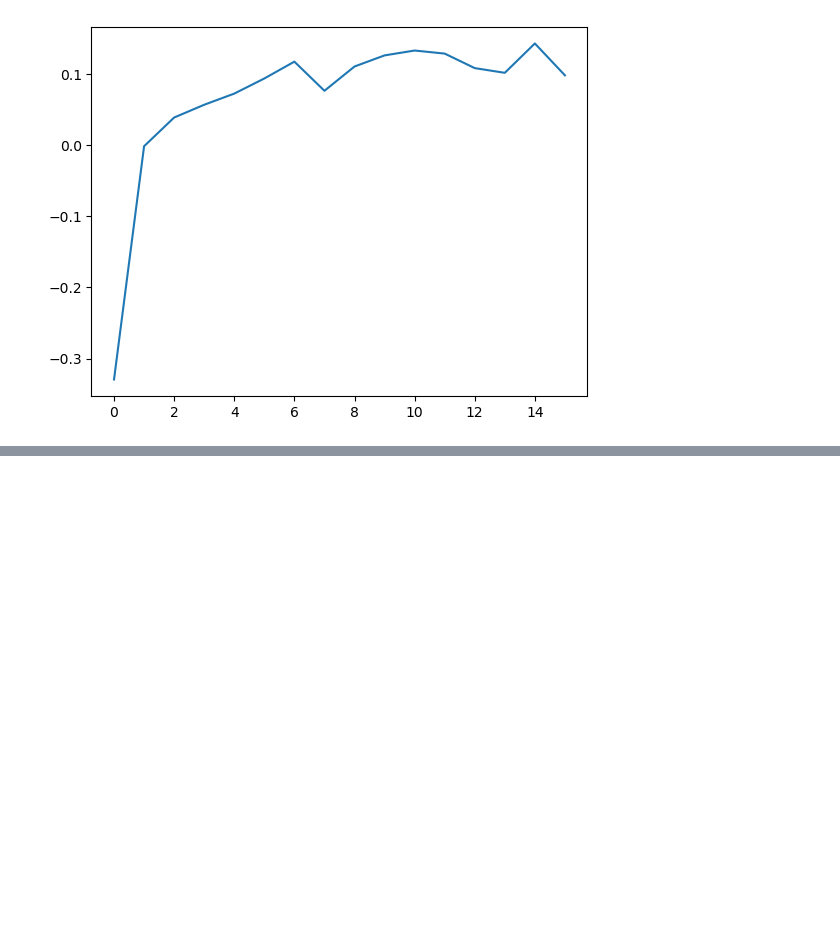
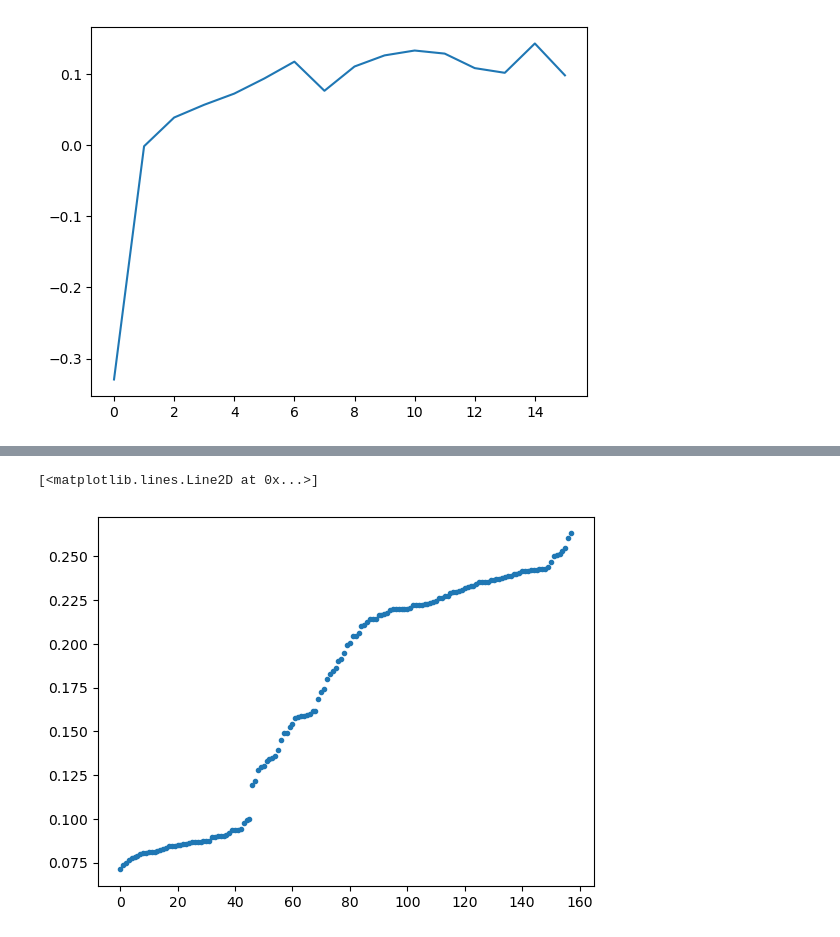
Before and after one commit to SarahHarvey/decoding-similarity, a Jupyter notebook: notebooks/linearRegR2_DNNS_algonauts.ipynb, the cells around one changed output, grey strips where cells are left out. Drawn from its saved outputs; the diff is of its cells as text; code cells hidden in the pictures; blank space fills up the shorter version.

```diff
--- a/notebooks/linearRegR2_DNNS_algonauts.ipynb
+++ b/notebooks/linearRegR2_DNNS_algonauts.ipynb
@@ -335,2 +390,24 @@ for area in areas[1:]:
+# %%
+subjind = 7
+hemisphere = "both"  # lh, rh, or both
+areas_to_append = ["V1v"]
+
+
+areas = []
+extra_brain = []
+for area in areas_to_append:
+    if hemisphere == "both":
+        areas.append('lh_' + area)
+        areas.append('rh_' + area)
+    elif hemisphere == "lh":
+        areas.append('lh_' + area)
+    elif hemisphere == "rh":
+        areas.append('rh_' + area)
+
+# all_areas = ["V1v", "V1d", "V2v", "V2d", "V3v", "V3d", "hV4", "EBA", "FBA-1", "FBA-2", "mTL-bodies", "OFA", "FFA-1", "FFA-2", "mTL-faces", "aTL-faces", "OPA", "PPA", "RSC", "OWFA", "VWFA-1", "VWFA-2", "mfs-words", "mTL-words", "early", "midventral", "midlateral", "midparietal", "ventral", "lateral", "parietal", "all-prf-visual", "all-bodies", "all-faces", "all-places", "all-words", "all-streams"]
+
+extra_brain = brainData[subjind][areas[0]]
+for area in areas[1:]:
+    extra_brain = np.append(extra_brain, brainData[subjind][area],axis=1)
 # %%
 # bestScores = {}
@@ -447,0 +654,5 @@ saved_scores
+# %%
+plt.plot(np.sort(scores),'.')
+# %% [output]
+[<matplotlib.lines.Line2D at 0x...>]
+[figure, added]
```
Also changed, not shown: parts of 9 cells of this notebook, 1 other file.
